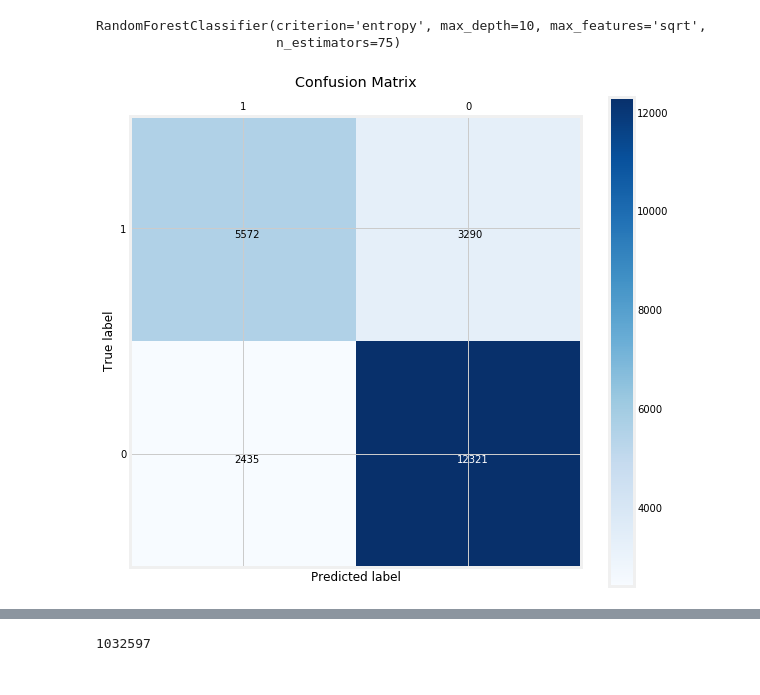
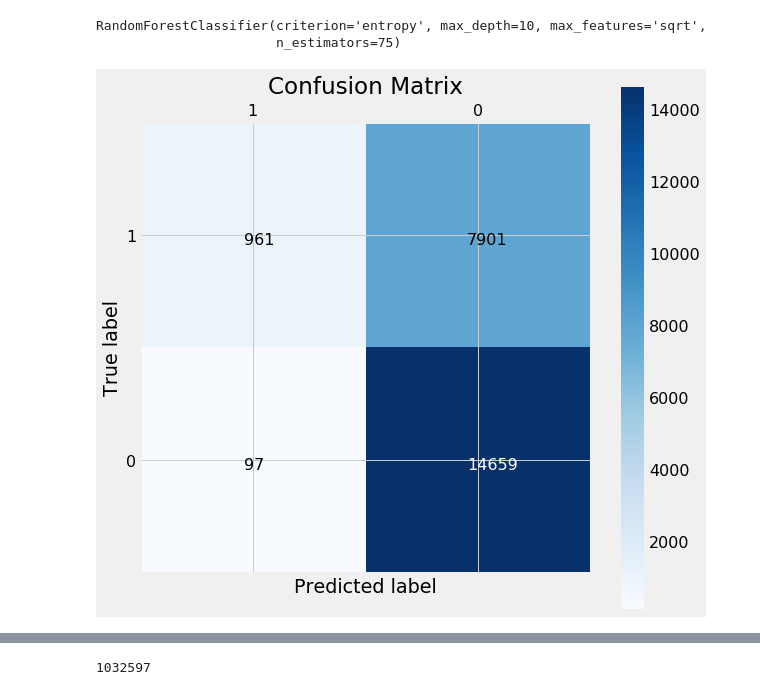
Before and after one commit to rcohngru/hotel-cancellations, a Jupyter notebook: src/notebooks/Part 1 Results.ipynb, the cells around one changed output, grey strips where cells are left out. Cells and saved outputs as stored; diff of their text form; code cells hidden in the pictures.

```diff
--- a/src/notebooks/Part 1 Results.ipynb
+++ b/src/notebooks/Part 1 Results.ipynb
@@ -153,7 +153,7 @@ ax.legend()
 # %% [markdown]
 # Profit Curves
 # %%
-def calc_profit(y_true, y_pred):
+def calc_profit(y_true, y_pred, overbook=True):
     #-------------+--------------+-----------+
     #             | Pred. Cancel | Pred. Not |
     # ------------+--------------+-----------+
@@ -181,8 +181,12 @@ def calc_profit(y_true, y_pred):
     [[tn, fp], [fn, tp]] = confusion_matrix(y_true, y_pred)
 
     # hard-coded cost-benefit matrix
-    [[cb_tp, cb_fn], [cb_fp, cb_tn]] = np.array([[153, -153],
-                                                 [-1530, 153]])
+    if overbook:
+        [[cb_tp, cb_fn], [cb_fp, cb_tn]] = np.array([[123, -183],
+                                                     [-1830, 123]])
+    else:
+        [[cb_tp, cb_fn], [cb_fp, cb_tn]] = np.array([[63, -183],
+                                                     [63, 123]])
 
     return np.sum([cb_tp * tp, cb_fn * fn, cb_fp * fp, cb_tn * tn])
 
@@ -202,7 +206,7 @@ def plot_roc_auc(models, X, y, ax, names, cols):
 
 
 
-def plot_cross_val_profits(models, X, y, ax, names, cols):
+def plot_cross_val_profits(models, X, y, ax, names, cols, overbook=True):
     kf = KFold(n_splits=5, shuffle=True)
     thresholds = np.linspace(0, 1, 101)
 
@@ -220,7 +224,7 @@ def plot_cross_val_profits(models, X, y, ax, names, cols):
             profits = []
             for thresh in thresholds:
                 y_pred = (y_probas[:, 1] > thresh) * 1
-                profits.append(calc_profit(y_test, y_pred))
+                profits.append(calc_profit(y_test, y_pred, overbook))
 
             profit_matrix[j, i, :] = np.array(profits)
 
@@ -277,0 +282,12 @@ ax.legend(loc='lower left')
+# %%
+models = [log_reg, best_rf_model, best_gb_model]
+names = [m.__class__.__name__ for m in models]
+cols = ['r', 'b', 'g']
+
+fig, ax = plt.subplots(figsize=(12, 6))
+plot_cross_val_profits(models, X_train, y_train, ax, names, cols, overbook=False)
+ax.set_title('Profit Curve', fontsize=20)
+ax.set_xlabel('Threshold', fontsize=20)
+ax.set_ylabel('Profit ($)', fontsize=20)
+ax.set_ylim(-5000000, 2000000)
+ax.legend(loc='lower left')
@@ -307,30 +326,30 @@ y_proba = best_rf_model.predict_proba(X_test)
 # %%
 
 from sklearn.metrics import confusion_matrix
 
 labels = ['1', '0']
 
 plt.rcParams['xtick.bottom'] = plt.rcParams['xtick.labelbottom'] = True
 plt.rcParams['xtick.top'] = plt.rcParams['xtick.labeltop'] = False
 
-[[tn, fp], [fn, tp]] = confusion_matrix(y_test, (y_proba[:, 1] > 0.5) * 1)
+[[tn, fp], [fn, tp]] = confusion_matrix(y_test, (y_proba[:, 1] > 0.81) * 1)
 fig = plt.figure(figsize=(9, 9))
 ax = fig.add_subplot(111)
 cax = ax.matshow([[tp, fn], [fp, tn]], cmap='Blues')
 plt.title('Confusion Matrix')
 fig.colorbar(cax)
 ax.set_xticklabels([''] + labels)
 ax.set_yticklabels([''] + labels)
 plt.xlabel('Predicted label')
 plt.ylabel('True label')
 plt.text(-0.04, 0.04, tp, color='black')
 plt.text(-0.04, 1.04, fp, color='black')
 plt.text(0.95, 0.04, fn, color='black')
 plt.text(0.95, 1.04, tn, color='white')
 plt.show()
 
 
 #plt.rcParams['xtick.bottom'] = plt.rcParams['xtick.labelbottom'] = True
 #plt.rcParams['xtick.top'] = plt.rcParams['xtick.labeltop'] = False
 # %% [output]
-[figure, old version]
+[figure, new version]
```
Also changed, not shown: parts of 3 cells of this notebook, 1 other file.
